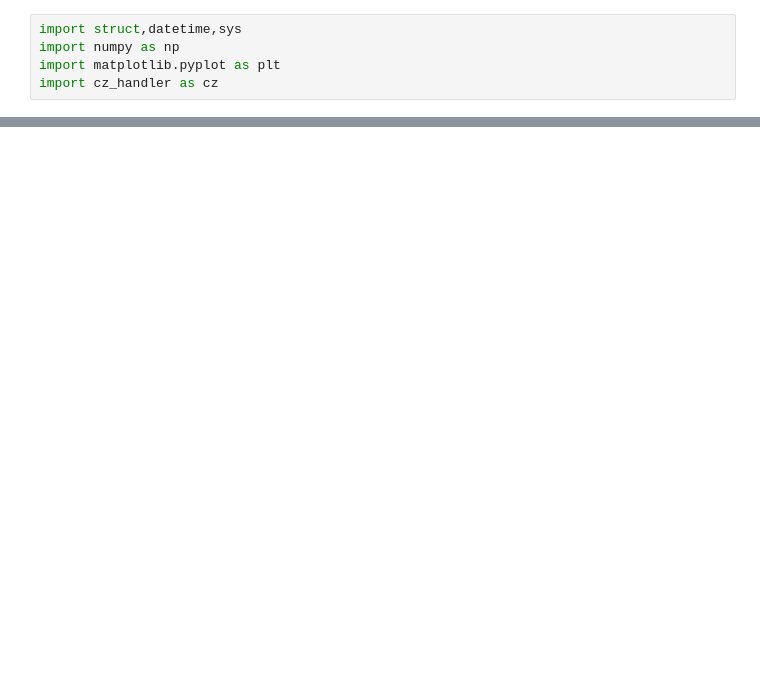
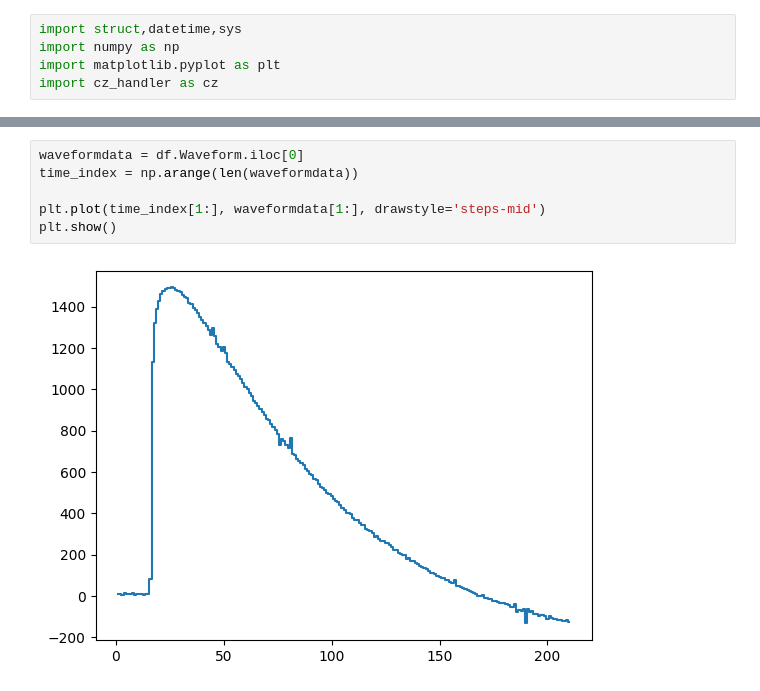
Before and after one commit to tuankhaibui/CosmozReader, a Jupyter notebook: check_cz.ipynb, the cells around one changed output, grey strips where cells are left out. Saved outputs shown, nothing was run; the diff lists cells and outputs as text; blank space fills up the shorter version.

```diff
--- a/check_cz.ipynb
+++ b/check_cz.ipynb
@@ -34,0 +87,8 @@ array([[ 8663,  8671,  8669, ...,  8595,  8592,  8588],
+# %%
+waveformdata = df.Waveform.iloc[0]
+time_index = np.arange(len(waveformdata))
+
+plt.plot(time_index[1:], waveformdata[1:], drawstyle='steps-mid')
+plt.show()
+# %% [output]
+[figure, added]
```
Also changed, not shown: parts of 13 cells of this notebook.
